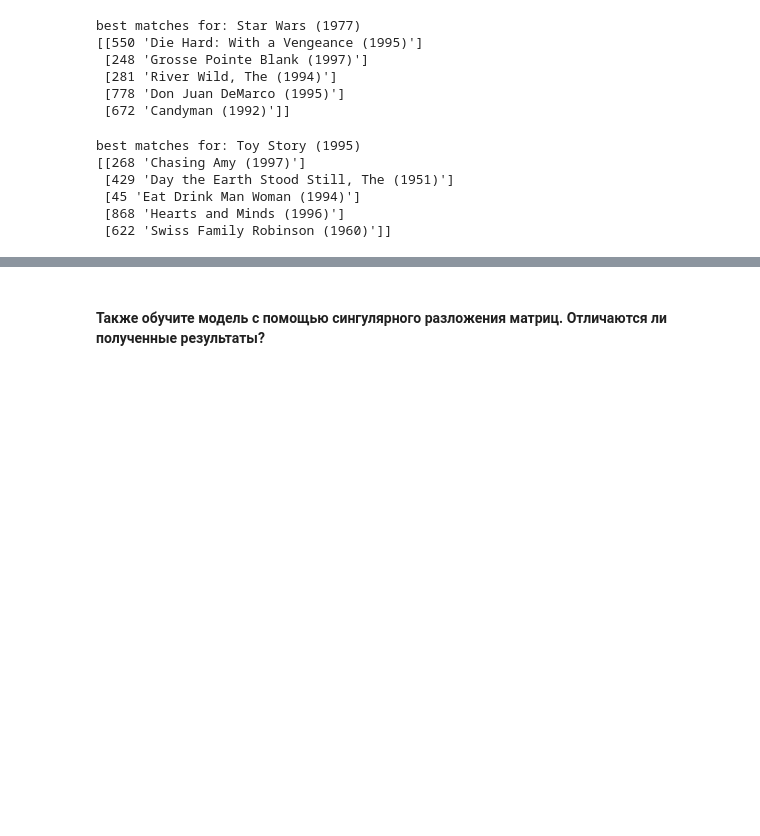
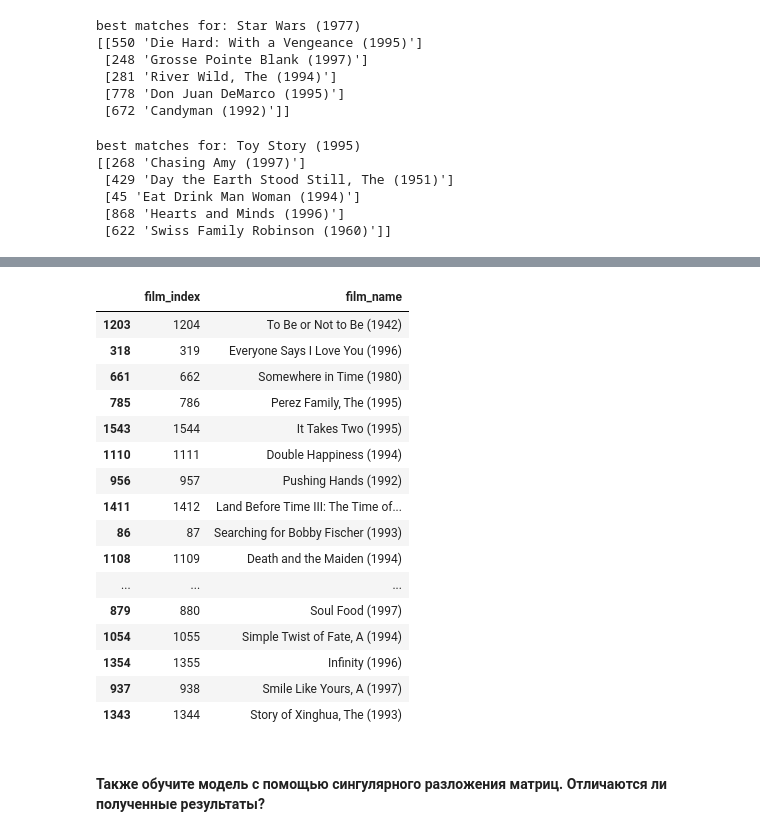
Before and after one commit to ByMyTry/MO_3sem, a Jupyter notebook: laba9/laba9.ipynb, the cells around one changed output, grey strips where cells are left out. Saved outputs shown, nothing was run; the diff lists cells and outputs as text; code cells hidden in the pictures; blank space fills up the shorter version.

```diff
--- a/laba9/laba9.ipynb
+++ b/laba9/laba9.ipynb
@@ -171,3 +169,21 @@ best matches for: Toy Story (1995)
  [45 'Eat Drink Man Woman (1994)']
  [868 'Hearts and Minds (1996)']
  [622 'Swiss Family Robinson (1960)']]
+# %%
+my_marks = np.zeros(X_.shape[0])
+my_marks[0] = 5
+my_marks[26] = 5
+my_marks[49] = 4
+my_marks[95] = 5
+my_marks[372] = 4
+# %%
+Y1, R1 = np.zeros((Y.shape[0], Y.shape[1]+1)), np.zeros((R.shape[0], R.shape[1]+1))
+Y1[:,:Y.shape[1]] = Y
+R1[:,:R.shape[1]] = R
+Y1[:,:-1] = my_marks
+R1[:,:-1] = (my_marks != 0).astype(int)
+# %%
+nU1, nM1 = Y1.shape
+
+ETA1 = np.random.randn(nU1, n)
+X1 = np.random.randn(nM1, n)
@@ -173,0 +194,3 @@ best matches for: Toy Story (1995)
+# %%
+ETA1, X1 = fit(ETA1, X1, Y1, R1, eps=1e-5, lambda_=0.005,
+               lr=0.0005, maxiter=1000)
@@ -174,3 +215,25 @@ best matches for: Toy Story (1995)
+# %%
+my_recomends = ETA1.dot(X1.T)[:, -1]
+sorted_my_recomends = np.argsort(my_recomends)[::-1]
+df_films.iloc[sorted_my_recomends[:50]]
+# %% [output]
+|  | film_index | film_name |
+| 1203 | 1204 | To Be or Not to Be (1942) |
+| 318 | 319 | Everyone Says I Love You (1996) |
+| 661 | 662 | Somewhere in Time (1980) |
+| 785 | 786 | Perez Family, The (1995) |
+| 1543 | 1544 | It Takes Two (1995) |
+| 1110 | 1111 | Double Happiness (1994) |
+| 956 | 957 | Pushing Hands (1992) |
+| 1411 | 1412 | Land Before Time III: The Time of... |
+| 86 | 87 | Searching for Bobby Fischer (1993) |
+| 1108 | 1109 | Death and the Maiden (1994) |
+| ... | ... | ... |
+| 879 | 880 | Soul Food (1997) |
+| 1054 | 1055 | Simple Twist of Fate, A (1994) |
+| 1354 | 1355 | Infinity (1996) |
+| 937 | 938 | Smile Like Yours, A (1997) |
+| 1343 | 1344 | Story of Xinghua, The (1993) |
 # %% [markdown]
 #### Также обучите модель с помощью сингулярного разложения матриц. Отличаются ли полученные результаты?
 # %%
```
Also changed, not shown: parts of 13 cells of this notebook.
